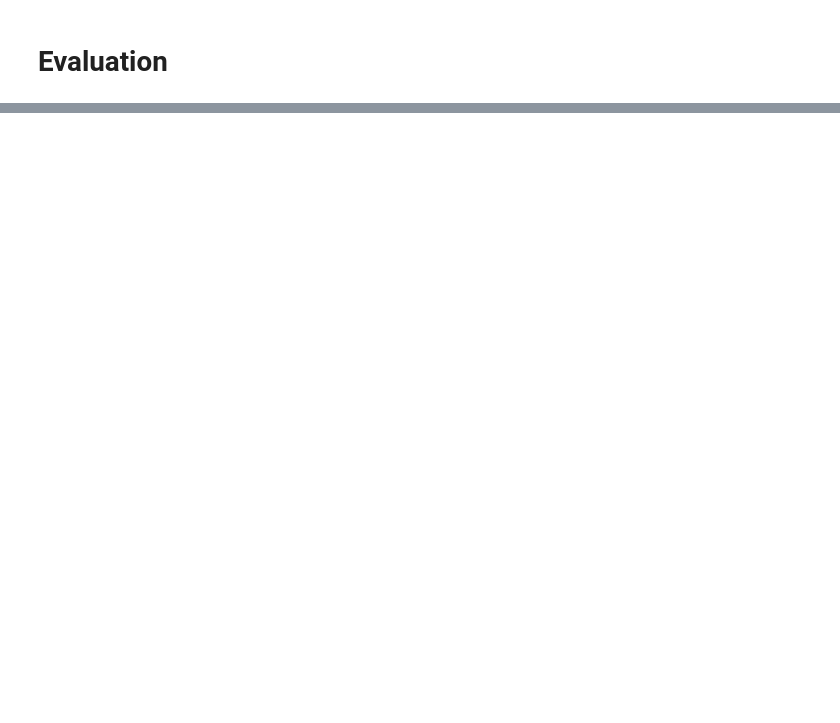
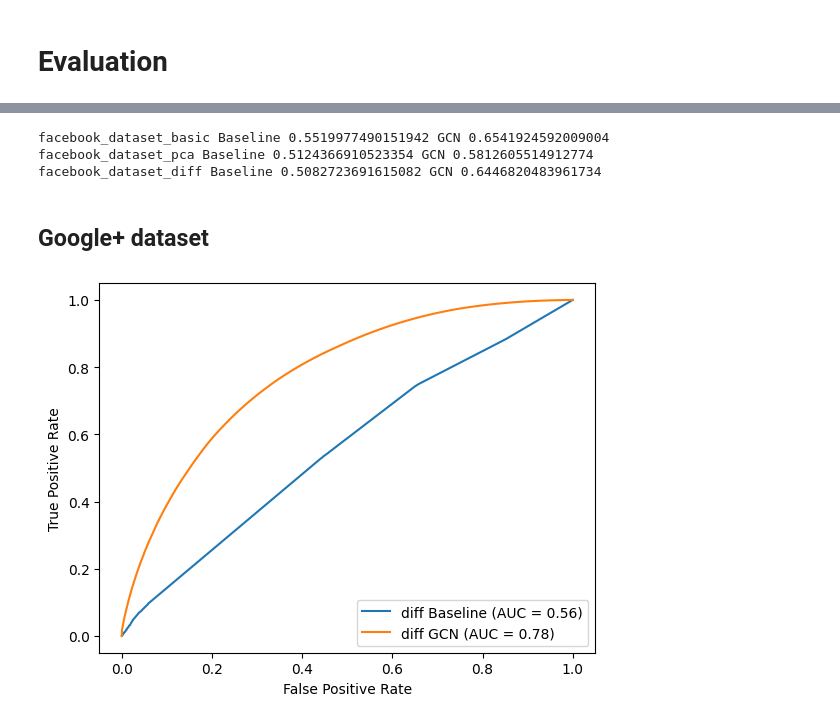
Before and after one commit to annagergaly/deep-learning-friend-recommendation, a Jupyter notebook: Friend_recommendation.ipynb, the cells around one changed output, grey strips where cells are left out. Drawn from its saved outputs; the diff is of its cells as text; code cells hidden in the pictures; blank space fills up the shorter version.

```diff
--- a/Friend_recommendation.ipynb
+++ b/Friend_recommendation.ipynb
@@ -1256,0 +505,18 @@ plt.show()
+# %%
+#Accuracies
+for i in range(len(y_preds)):
+  print(dataset_names[i], "Baseline", accuracy_score(y_all[i], y_probas_all_baseline[i].round()), "GCN", accuracy_score(y_all[i], y_preds[i].round()))
+# %% [output]
+facebook_dataset_basic Baseline 0.5519977490151942 GCN 0.6541924592009004
+facebook_dataset_pca Baseline 0.5124366910523354 GCN 0.5812605514912774
+facebook_dataset_diff Baseline 0.5082723691615082 GCN 0.6446820483961734
+# %% [markdown]
+## Google+ dataset
+# %%
+y_all, y_probas_all_baseline, y_preds = predict_baseline_and_model(datasets[3:4], dataset_names[3:4])
+# %%
+fig = plot_roc(dataset_names[3:4], y_all, y_probas_all_baseline, y_preds)
+
+plt.savefig("Gplus_ROC.png")
+# %% [output]
+[figure, added]
```
Also changed, not shown: parts of 103 cells of this notebook.
